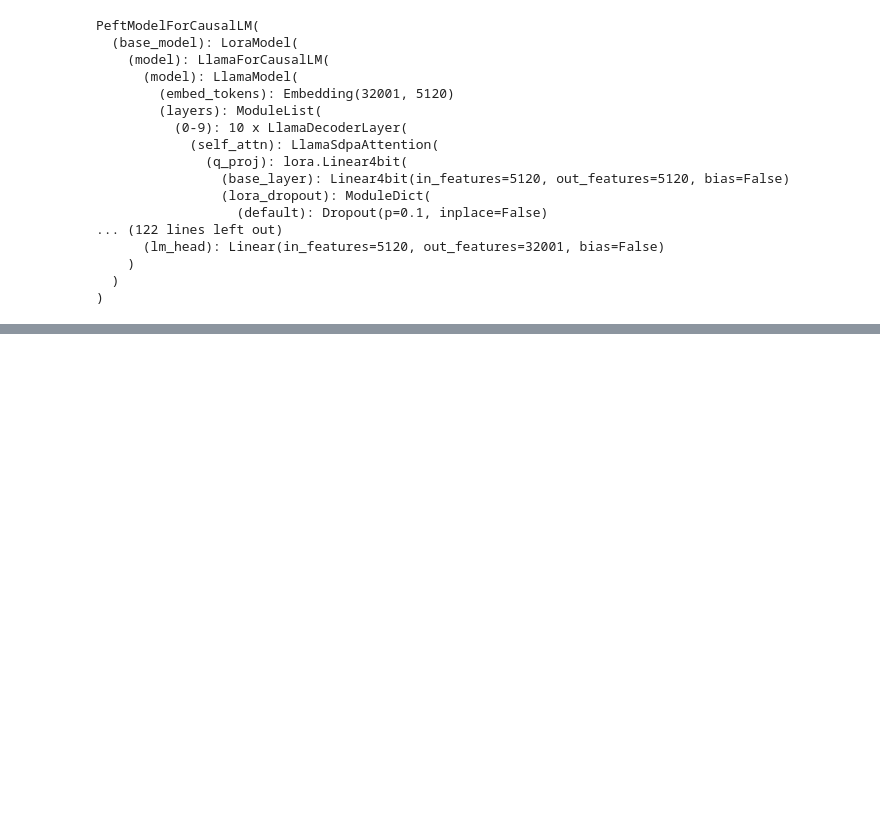
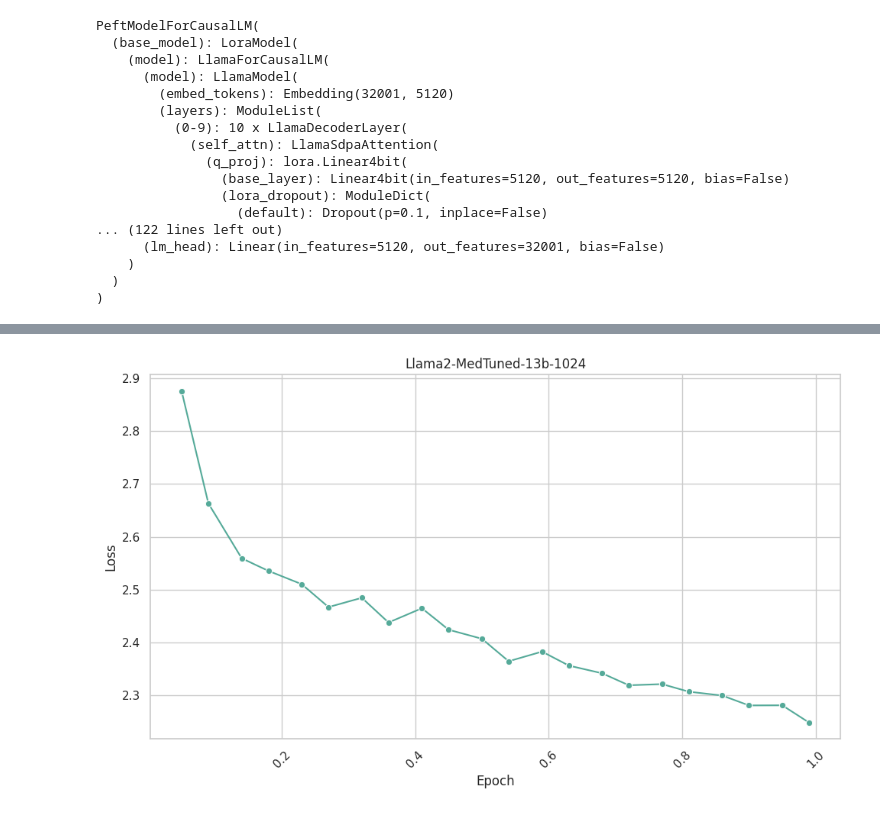
Before and after one commit to maregli/inf-extr, a Jupyter notebook: notebooks/llama2-finetune/llama2-finetune.ipynb, the cells around one changed output, grey strips where cells are left out. Cells and saved outputs as stored; diff of their text form; code cells hidden in the pictures; blank space fills up the shorter version.

Commit message:
training loss plots

```diff
--- a/notebooks/llama2-finetune/llama2-finetune.ipynb
+++ b/notebooks/llama2-finetune/llama2-finetune.ipynb
@@ -327,0 +340,37 @@ torch.save(trainer.state.log_history, paths.MODEL_PATH/NEW_MODEL_NAME/"log_histo
+# %%
+logs_1024 = torch.load(paths.MODEL_PATH/"Llama2-MedTuned-13b-1024-lora/log_history.pt")
+logs_512 = torch.load(paths.MODEL_PATH/"Llama2-MedTuned-13b-512-lora/log_history.pt")
+# %%
+def plot_loss_over_epochs(loss_data, title="Loss Over Epochs"):
+    # Convert the data to a DataFrame
+    df = pd.DataFrame(loss_data)
+
+    viridis_cmap = plt.get_cmap('viridis_r')
+    cmap = sns.color_palette("ch:s=.25,rot=-.25", as_cmap=True)
+
+    # Extract a subset of colors from the "viridis" colormap
+    start_index = 120  # Start index of colors to include
+    end_index = 200 # End index of colors to include
+    subset_colors = viridis_cmap(np.linspace(start_index / 255, end_index / 255, end_index - start_index + 1))
+
+    # Create a custom colormap using the subset of colors
+    custom_cmap = mcolors.ListedColormap(subset_colors)
+    custom_cmap = sns.color_palette("light:#5A9", as_cmap=True)
+
+
+    # Create the plot
+    sns.set_theme(style="whitegrid")
+    plt.figure(figsize=(10, 6))
+    ax = sns.lineplot(x='epoch', y='loss', data=df, marker='o', color = custom_cmap(400))
+
+    # Add labels and title
+    ax.set(xlabel='Epoch', ylabel='Loss', title=title)
+
+    # Show the plot
+    plt.xticks(rotation=45)
+    plt.tight_layout()
+    plt.show()
+# %%
+plot_loss_over_epochs(logs_1024[:-1], title="Llama2-MedTuned-13b-1024")
+# %% [output]
+[figure, added]
```
Also changed, not shown: parts of 4 cells of this notebook.
